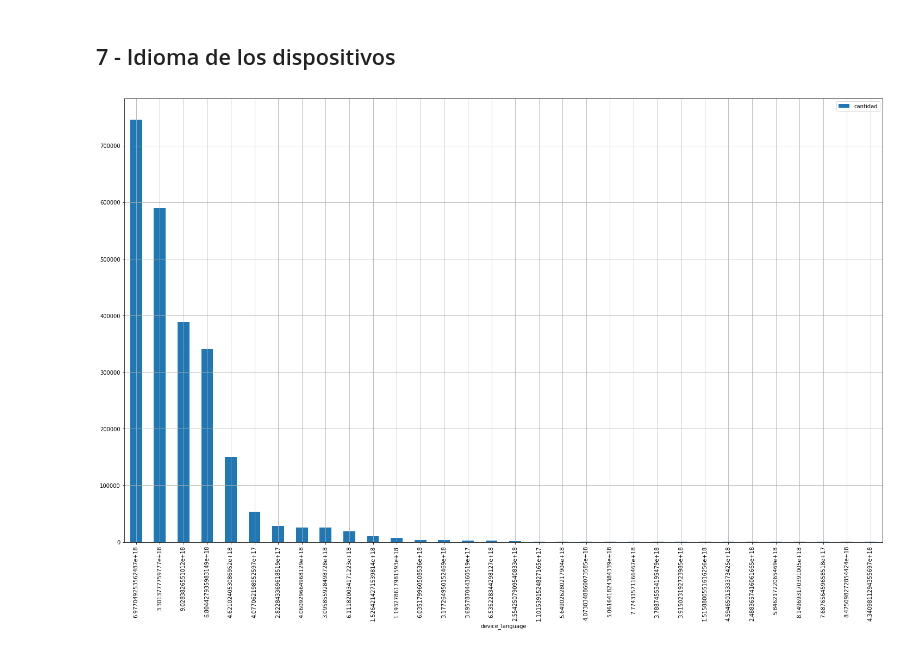
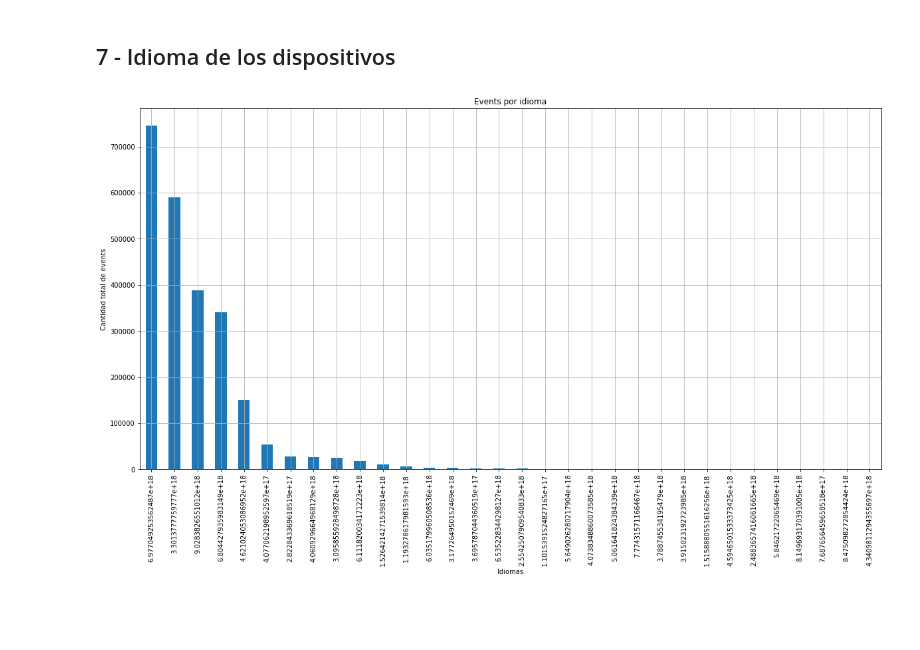
Before and after one commit to sberoch/Datos, a Jupyter notebook: events.ipynb, the cells around one changed output. Saved outputs shown, nothing was run; the diff lists cells and outputs as text; code cells hidden in the pictures; blank space fills up the shorter version.

```diff
--- a/events.ipynb
+++ b/events.ipynb
@@ -185,8 +183,10 @@ grph6.set_yscale('log')
 # %%
 graph6 = events.groupby('device_language').agg({'device_language':'count'})
 graph6.columns = ['cantidad']
 graph6 = graph6.sort_values(by='cantidad',ascending = False)
 graph6 = graph6[graph6['cantidad'] > 200]
-graph6 = graph6.plot.bar(grid = True, figsize = (25,15))
+graph6 = graph6.plot.bar(grid = True, figsize = (20,10), legend = False, title = 'Events por idioma')
+graph6.set_ylabel('Cantidad total de events')
+graph6.set_xlabel('Idiomas');
 # %% [output]
-[figure, old version]
+[figure, new version]
```
Also changed, not shown: parts of 8 cells of this notebook.
